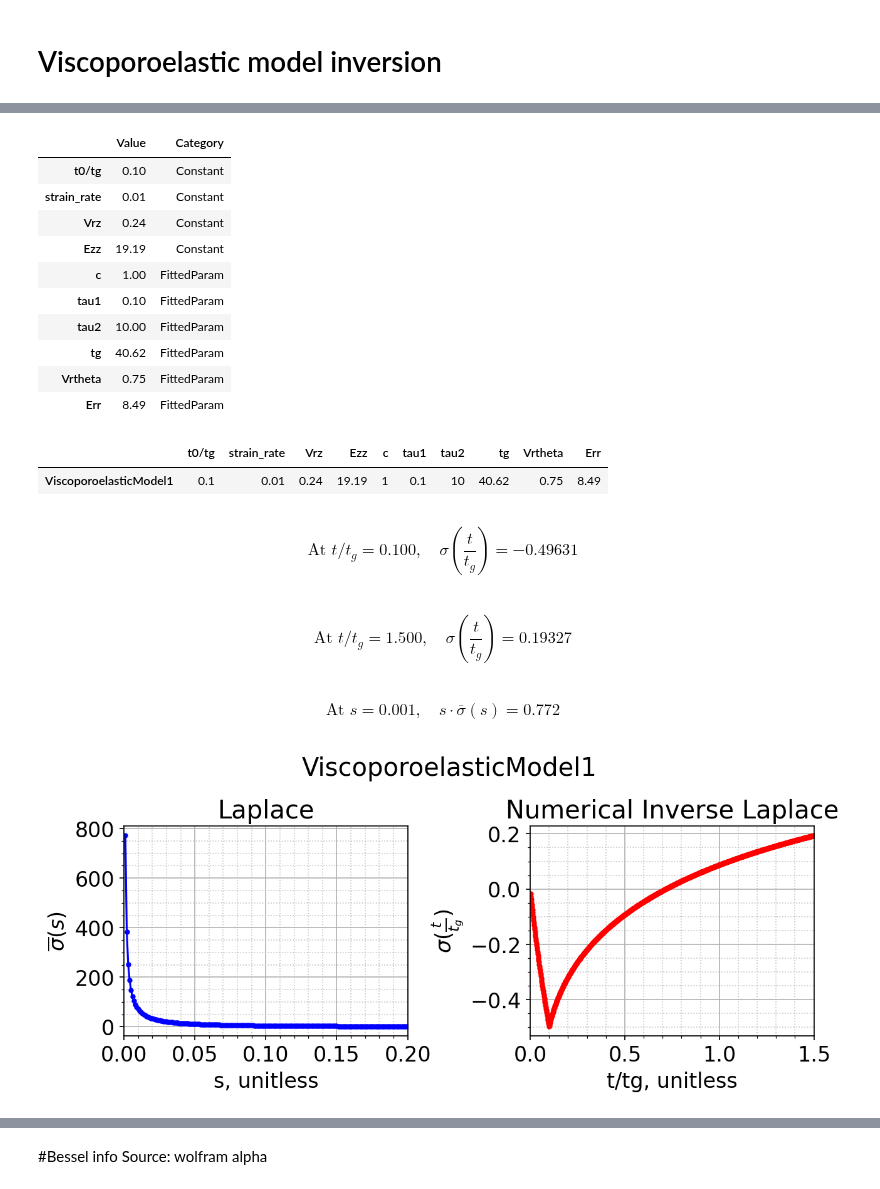
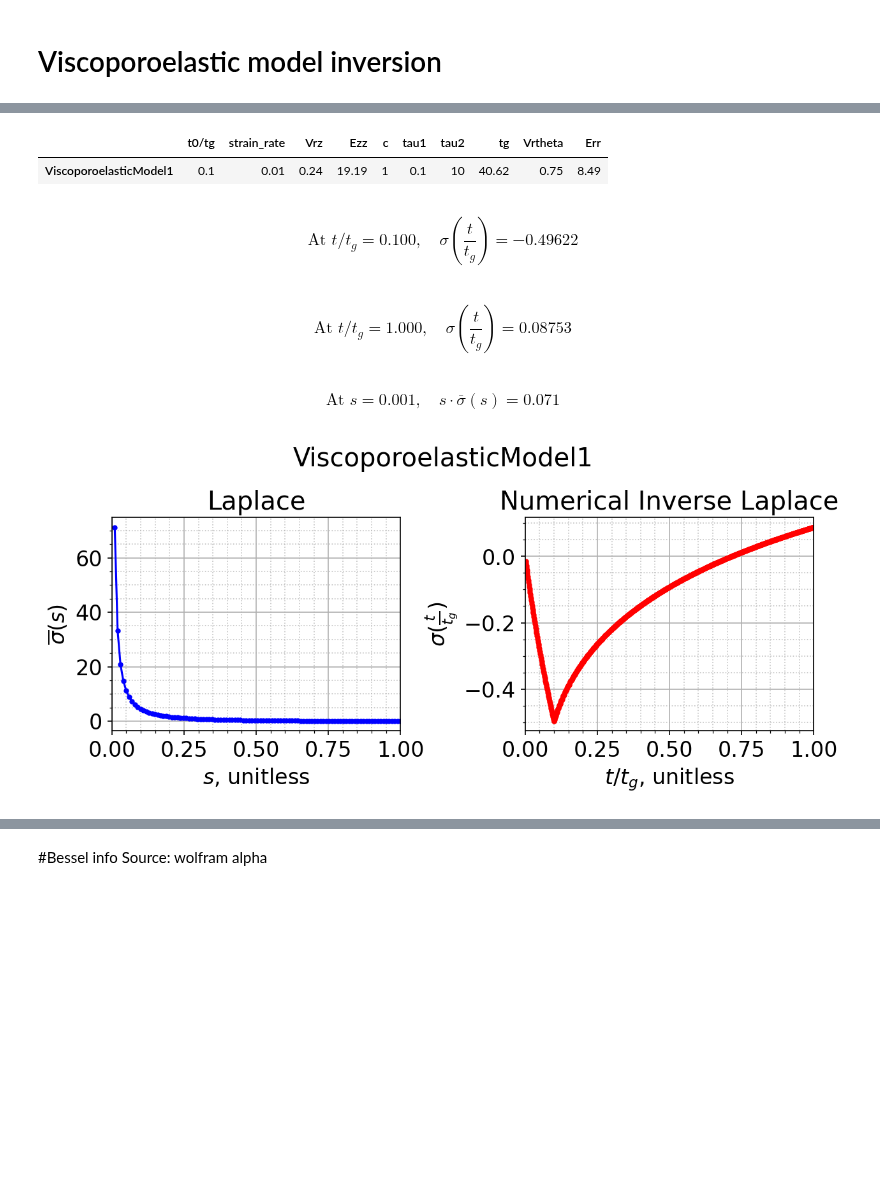
Before and after one commit to ryerrabelli/Yerrabelli-Spector-Poroelastic-Model-Code, a Jupyter notebook: src/ViscoporoelasticInversion.ipynb, the cells around one changed output, grey strips where cells are left out. Cells and saved outputs as stored; diff of their text form; code cells hidden in the pictures; blank space fills up the shorter version.

```diff
--- a/src/ViscoporoelasticInversion.ipynb
+++ b/src/ViscoporoelasticInversion.ipynb
@@ -92,6 +100,8 @@ importlib.reload(plotting)
 importlib.reload(viscoporoelastic_model)
 from viscoporoelastic_model import ViscoporoelasticModel1
 
+warnings.simplefilter('error') # throws all warnings as errors
+%pdb on
 
 #@markdown Predefined constants
 ViscoporoelasticModel1.t0_tg = 0.1 #@param {type:"number"} ; # 10 percent
@@ -118,37 +128,33 @@ tg = vpe.tg
 t0_tg = vpe.t0_tg
 
 # inputting a value of time=0 doesn't error (just returns None/NaN), but takes longer (about 2x as much) on python; not really MATLAB though
-#times = np.arange(0.01, 1.001, 0.001)*tg
-times = np.linspace(0.001, 1.5, num=1000, endpoint=True)*tg
-input_times = times
-plot_times  = times/tg
+#plot_times = np.arange(0.01, 1.001, 0.001)*tg
+plot_times = np.linspace(0.001, 1, num=1001, endpoint=True)*tg
+#input_times = np.concatenate((plot_times, np.array([5,10,20])*tg))
+input_times = plot_times
 func = vpe.laplace_value
 func_name = {"t":r"$\sigma(\frac{t}{t_g})$", "s":r"$\overline{\sigma}(s)$"}
-x_names   = {"t":"t/tg, unitless", "s":"s, unitless"}
-s_vals = np.arange(0.001, 0.201, 0.001)
+x_names   = {"t":"$t/t_g$, unitless", "s":"$s$, unitless"}
+plot_s = np.linspace(0.01, 1, num=101, endpoint=True)
+input_s = np.concatenate((plot_s, np.array([0.001])))
 
 
-
-##%%
 plt.rc('font', size=16)  # default font size is 10
 fig, laplace_vals, inverted_vals_numerical, inverted_vals_analytical=plotting.plot_laplace_analysis(
-    func=func, func_name=func_name, x_names=x_names, s_vals=s_vals,
-    input_times=input_times, plot_times=plot_times, tg=tg, model_name = vpe.get_model_name())
-
+    func=func, func_name=func_name, x_names=x_names, input_s=input_s, plot_s=plot_s,
+    input_times=input_times, plot_times=plot_times, time_const=tg, model_name = vpe.get_model_name())
 
 
 df1 = pd.DataFrame({'Constant':vpe.get_predefined_constant_names(),'Value':vpe.get_predefined_constants()})
 df2 = pd.DataFrame({'Fitted':vpe.get_fitted_parameter_names(),'Value':vpe.get_fitted_parameters()})
 df3 = pd.DataFrame({'Value':vpe.get_predefined_constants()+vpe.get_fitted_parameters(),"Category":vpe.get_var_categories()}, index=vpe.get_predefined_constant_names()+vpe.get_fitted_parameter_names())
-display(df3)
-
+#display(df3)
 display(pd.DataFrame(vpe.get_all_names_and_vars(),index=[vpe.get_model_name()]))
 
 #output = r"\sigma(\frac{t}{tg})=0.7793021503277179 \text{ at } t/tg=150"
 #display(IPython.display.Math(output))
-#itemindex = np.where(plot_times==0.1)
-itemindex = np.abs(plot_times - t0_tg).argmin()
-display(IPython.display.Math(fr"\text{{At }} t/t_g={plot_times[itemindex]:.3f}, \quad {func_name['t'].replace('$','')}={inverted_vals_numerical[itemindex]:0.5f}"))
-display(IPython.display.Math(fr"\text{{At }} t/t_g={plot_times[-1]:.3f}, \quad {func_name['t'].replace('$','')}={inverted_vals_numerical[-1]:0.5f}"))
+itemindex = np.abs(input_times/tg - t0_tg).argmin()
+display(IPython.display.Math(fr"\text{{At }} t/t_g={input_times[itemindex]/tg:.3f}, \quad {func_name['t'].replace('$','')}={inverted_vals_numerical[itemindex]:0.5f}"))
+display(IPython.display.Math(fr"\text{{At }} t/t_g={input_times[-1]/tg:.3f}, \quad {func_name['t'].replace('$','')}={inverted_vals_numerical[-1]:0.5f}"))
 display(IPython.display.Math(fr"\text{{At }} s={s_vals[0]:.3f}, \quad s\cdot{func_name['s'].replace('$','')}={laplace_vals[0]*s_vals[0]:0.3f}"))
 # %% [output]
@@ -156,20 +164,9 @@ Time taken in sec: 0.45412445068359375
-|  | Value | Category |
-| t0/tg | 0.10 | Constant |
-| strain_rate | 0.01 | Constant |
-| Vrz | 0.24 | Constant |
-| Ezz | 19.19 | Constant |
-| c | 1.00 | FittedParam |
-| tau1 | 0.10 | FittedParam |
-| tau2 | 10.00 | FittedParam |
-| tg | 40.62 | FittedParam |
-| Vrtheta | 0.75 | FittedParam |
-| Err | 8.49 | FittedParam |
+|  | t0/tg | strain_rate | Vrz | Ezz | c | tau1 | tau2 | tg | Vrtheta | Err |
+| ViscoporoelasticModel1 | 0.1 | 0.01 | 0.24 | 19.19 | 1 | 0.1 | 10 | 40.62 | 0.75 | 8.49 |
-|  | t0/tg | strain_rate | Vrz | Ezz | c | tau1 | tau2 | tg | Vrtheta | Err |
-| ViscoporoelasticModel1 | 0.1 | 0.01 | 0.24 | 19.19 | 1 | 0.1 | 10 | 40.62 | 0.75 | 8.49 |
-$$\text{At } t/t_g=0.100, \quad \sigma(\frac{t}{t_g})=-0.49631$$
+$$\text{At } t/t_g=0.100, \quad \sigma(\frac{t}{t_g})=-0.49622$$
-$$\text{At } t/t_g=1.500, \quad \sigma(\frac{t}{t_g})=0.19327$$
+$$\text{At } t/t_g=1.000, \quad \sigma(\frac{t}{t_g})=0.08753$$
-$$\text{At } s=0.001, \quad s\cdot\overline{\sigma}(s)=0.772$$
+$$\text{At } s=0.001, \quad s\cdot\overline{\sigma}(s)=0.071$$
-[figure, old version]
+[figure, new version]
 # %%
 dfs = []
 
```
Also changed, not shown: parts of 6 cells of this notebook, 4 other files.
